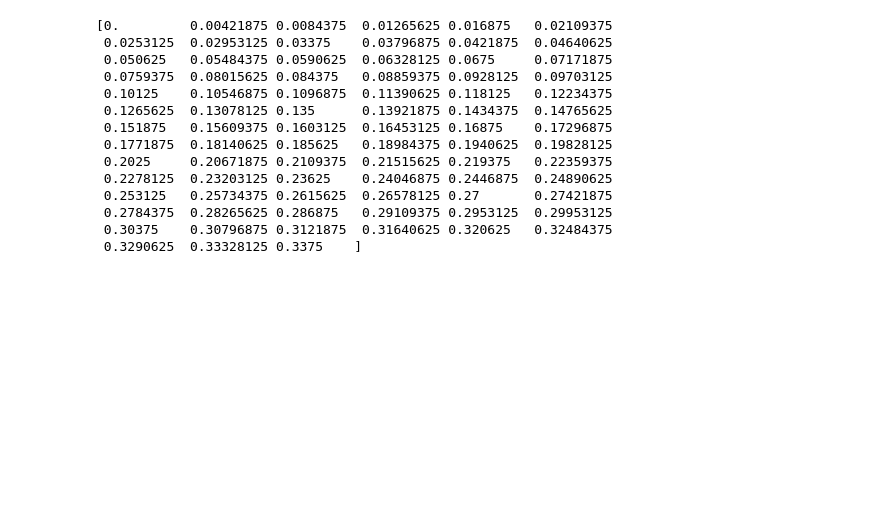
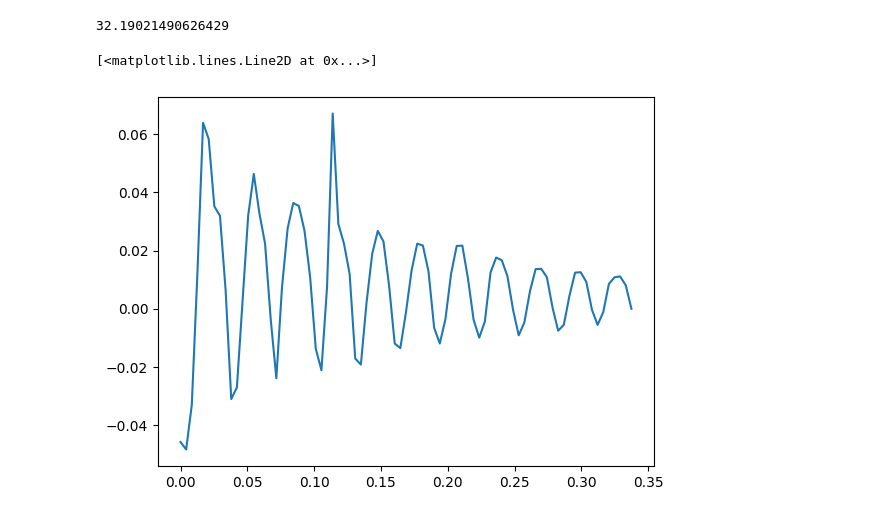
Before and after one commit to The-Josh-Chan/school_projects, a Jupyter notebook: MECH523_Microsystems/data_crunch.ipynb, the cells around one changed output. Drawn from its saved outputs; the diff is of its cells as text; code cells hidden in the pictures; blank space fills up the shorter version.

```diff
--- a/MECH523_Microsystems/data_crunch.ipynb
+++ b/MECH523_Microsystems/data_crunch.ipynb
@@ -36,27 +36,14 @@ def get_time_range(fps, x_data):
 # %%
 # No Mass
 noMass = load_data("NoMass.txt")
 time_range = get_time_range(240, noMass['t'])
-print(time_range)
-
-# noMass_hz = get_hz(noMass['t'], noMass['y'])
-# osc_plotter(noMass['t'], noMass['y'])
-# print(noMass_hz)
+noMass_hz = get_hz(time_range, noMass['y'])
+print(noMass_hz)
+plt.plot(time_range, noMass['y'])
 # %% [output]
-[0.         0.00421875 0.0084375  0.01265625 0.016875   0.02109375
- 0.0253125  0.02953125 0.03375    0.03796875 0.0421875  0.04640625
- 0.050625   0.05484375 0.0590625  0.06328125 0.0675     0.07171875
- 0.0759375  0.08015625 0.084375   0.08859375 0.0928125  0.09703125
- 0.10125    0.10546875 0.1096875  0.11390625 0.118125   0.12234375
- 0.1265625  0.13078125 0.135      0.13921875 0.1434375  0.14765625
- 0.151875   0.15609375 0.1603125  0.16453125 0.16875    0.17296875
- 0.1771875  0.18140625 0.185625   0.18984375 0.1940625  0.19828125
- 0.2025     0.20671875 0.2109375  0.21515625 0.219375   0.22359375
- 0.2278125  0.23203125 0.23625    0.24046875 0.2446875  0.24890625
- 0.253125   0.25734375 0.2615625  0.26578125 0.27       0.27421875
- 0.2784375  0.28265625 0.286875   0.29109375 0.2953125  0.29953125
- 0.30375    0.30796875 0.3121875  0.31640625 0.320625   0.32484375
- 0.3290625  0.33328125 0.3375    ]
+32.19021490626429
+[<matplotlib.lines.Line2D at 0x...>]
+[figure, added]
 # %%
 # Large Mass
 largeMass = load_data("LargeMass.txt")
```
Also changed, not shown: parts of 2 cells of this notebook, 7 other files.
